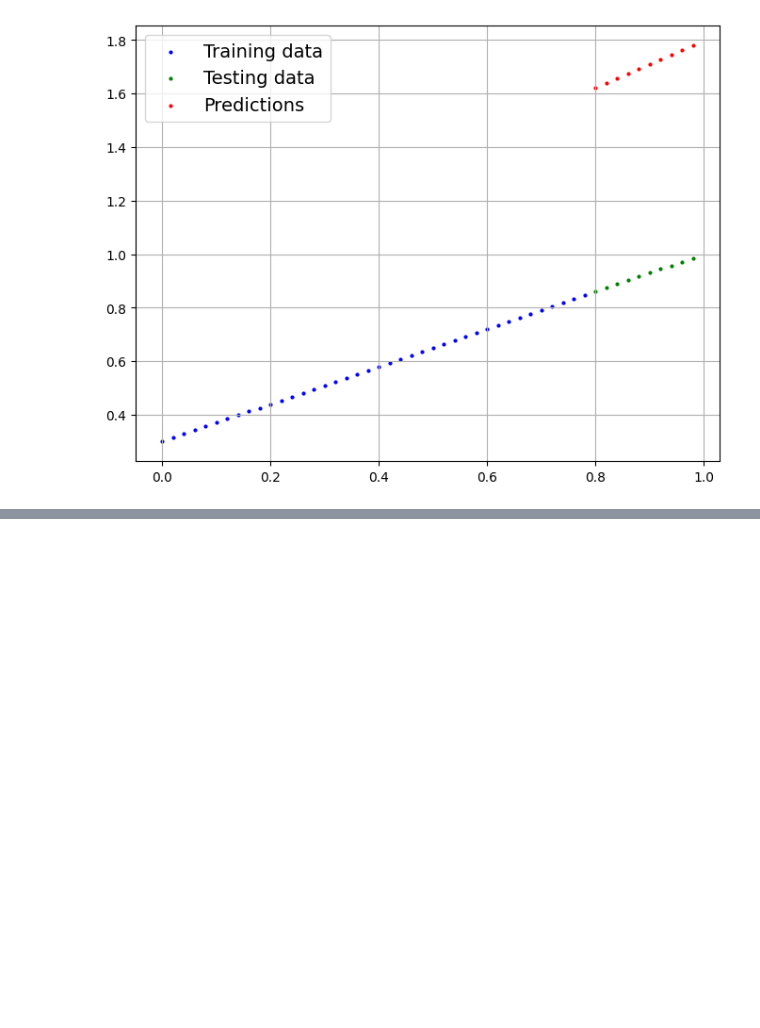
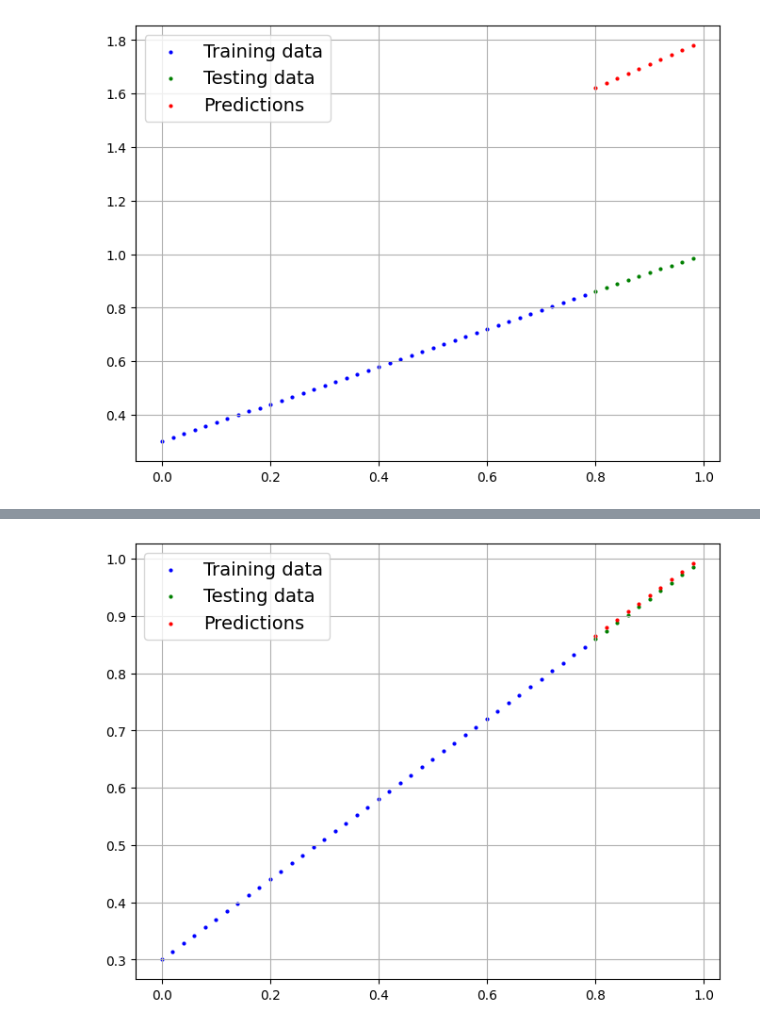
Before and after one commit to ZyWang7/PyTorch-for-DL-ML, a Jupyter notebook: 01_PyTorch_Workflow.ipynb, the cells around one changed output, grey strips where cells are left out. Cells and saved outputs as stored; diff of their text form; code cells hidden in the pictures; blank space fills up the shorter version.

```diff
--- a/01_PyTorch_Workflow.ipynb
+++ b/01_PyTorch_Workflow.ipynb
@@ -199,0 +331,8 @@ plot_predictions(predictions=y_preds)
+# %%
+# make predictions
+with torch.inference_mode():
+    y_pred_new = model_0(X_test)
+
+plot_predictions(predictions=y_pred_new)
+# %% [output]
+[figure, added]
```
Also changed, not shown: parts of 7 cells of this notebook.
